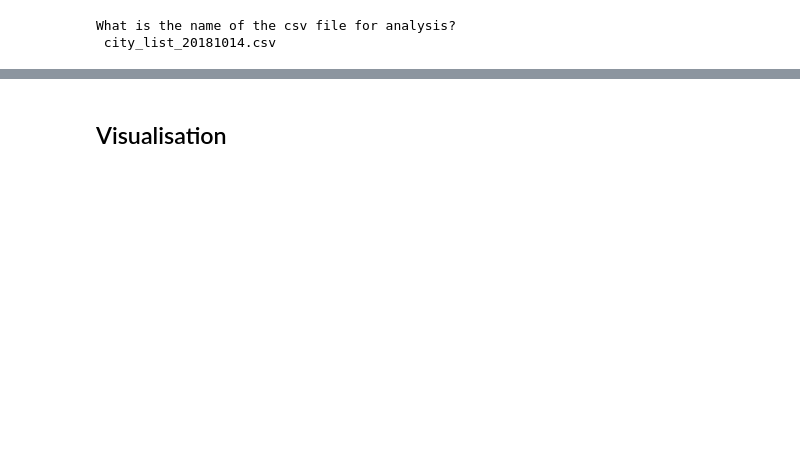
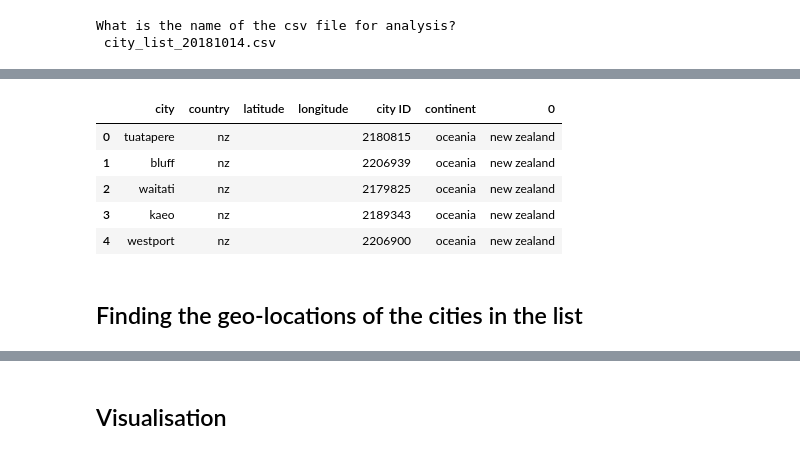
Before and after one commit to rochiecuevas/WeatherPy, a Jupyter notebook: Geolocations_WeatherPy.ipynb, the cells around one changed output, grey strips where cells are left out. Cells and saved outputs as stored; diff of their text form; code cells hidden in the pictures; blank space fills up the shorter version.

```diff
--- a/Geolocations_WeatherPy.ipynb
+++ b/Geolocations_WeatherPy.ipynb
@@ -46,4 +53,13 @@ continents1.keys()
 # %%
 # Merge the two dataframes
-weather_df2 = pd.merge(weather_df, continents1, on = "country")
-weather_df2.head()
+cities_df2 = pd.merge(cities_df, continents1, on = "country")
+cities_df2.head()
+# %% [output]
+|  | city | country | latitude | longitude | city ID | continent | 0 |
+| 0 | tuatapere | nz |  |  | 2180815 | oceania | new zealand |
+| 1 | bluff | nz |  |  | 2206939 | oceania | new zealand |
+| 2 | waitati | nz |  |  | 2179825 | oceania | new zealand |
+| 3 | kaeo | nz |  |  | 2189343 | oceania | new zealand |
+| 4 | westport | nz |  |  | 2206900 | oceania | new zealand |
+# %% [markdown]
+## Finding the geo-locations of the cities in the list
```
Also changed, not shown: parts of 9 cells of this notebook, 2 other files.
